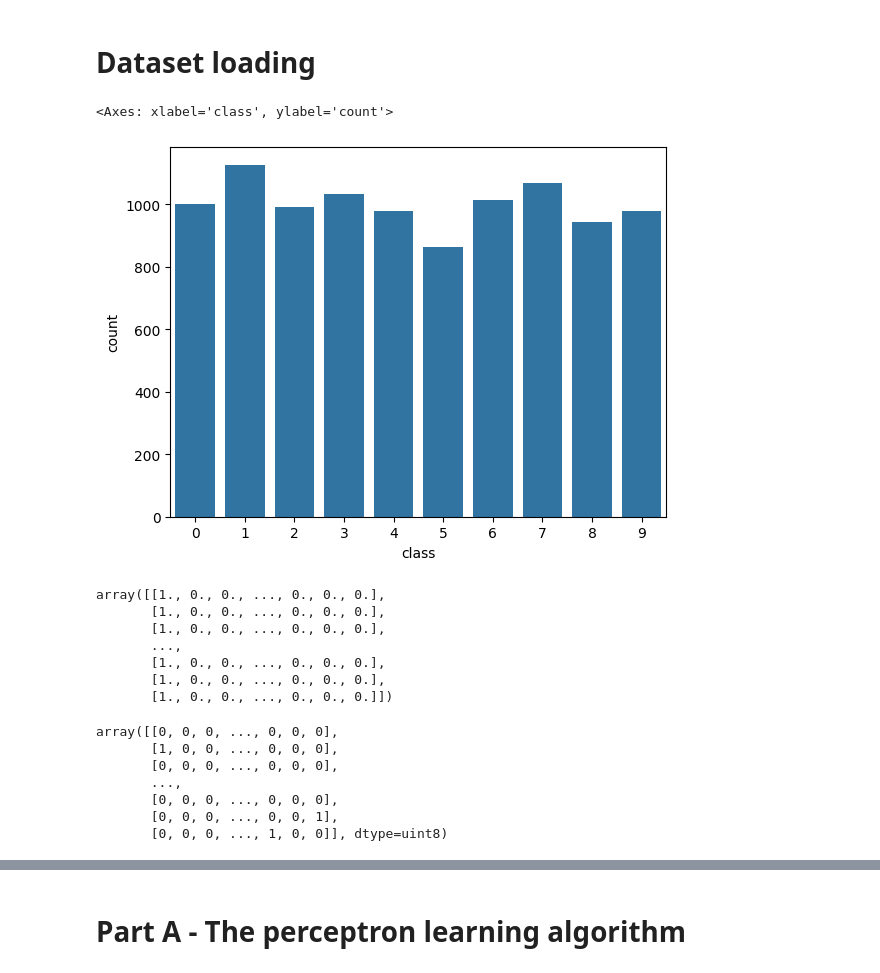
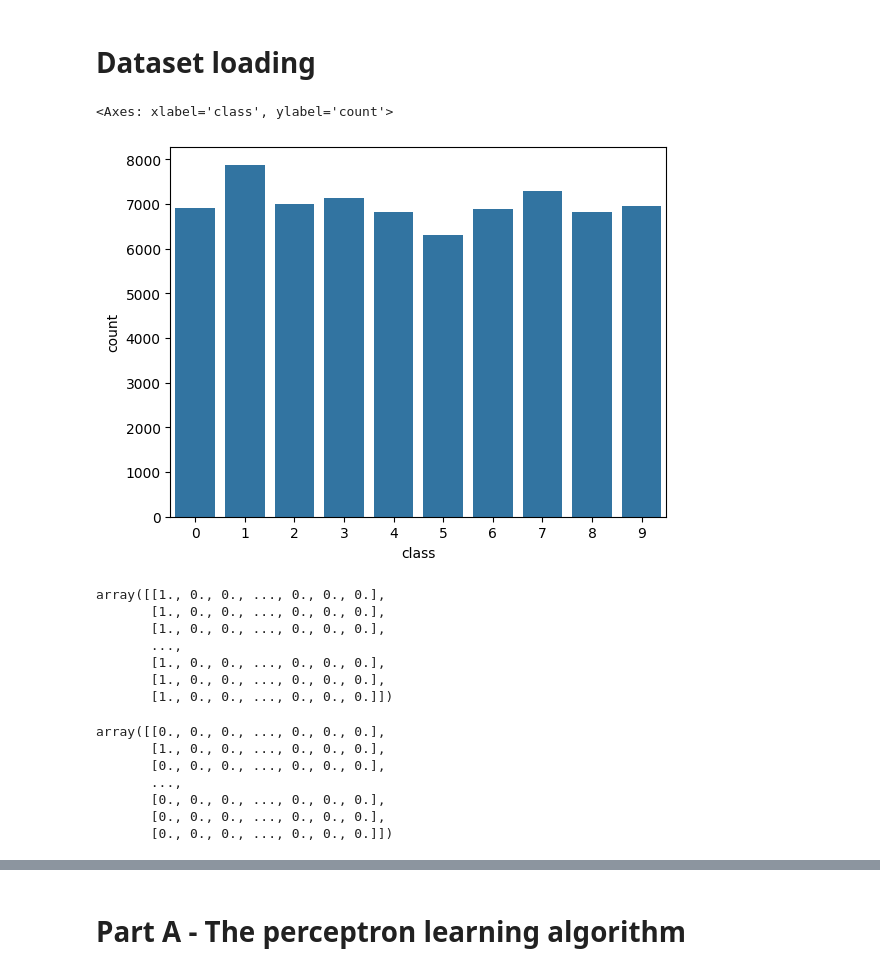
Before and after one commit to tomerab1/Introduction-to-Computational-Learning-Assignments, a Jupyter notebook: mmn11.ipynb, the cells around one changed output, grey strips where cells are left out. Saved outputs shown, nothing was run; the diff lists cells and outputs as text; code cells hidden in the pictures.

```diff
--- a/mmn11.ipynb
+++ b/mmn11.ipynb
@@ -15,15 +76,15 @@ import matplotlib.pyplot as plt
 mnist = fetch_openml('mnist_784', version=1)
 # %%
 N_SAMPLES = 10_000
-x, y = mnist['data'][:N_SAMPLES], mnist['target'][:N_SAMPLES]
-Y = y.to_numpy().astype(np.uint8)
+x, y = mnist['data'], mnist['target']
+Y = y.to_numpy().astype(float)
 m_rows, n_cols = x.shape
 
 # Plot the count of each label
 sns.countplot(y.to_frame(), x='class')
 # %% [output]
 <Axes: xlabel='class', ylabel='count'>
-[figure, old version]
+[figure, new version]
 # %%
 # Create the features matrix X and add the bias element to each row
 mat_X = np.c_[np.ones(x.shape[0]), x.to_numpy()]
@@ -38,18 +99,18 @@ array([[1., 0., 0., ..., 0., 0., 0.],
        [1., 0., 0., ..., 0., 0., 0.]])
 # %%
 # Hot encode y.
-Y_hot = np.zeros(shape=(m_rows, 10), dtype=np.uint8)
+Y_hot = np.zeros(shape=(m_rows, 10), dtype=float)
 # Go over each row and place 1 at the index of the label, i.e label 3 will be placed at the 3rd index.
-Y_hot[range(m_rows), Y] = 1
+Y_hot[range(m_rows), Y.astype(int)] = 1
 Y_hot
 # %% [output]
-array([[0, 0, 0, ..., 0, 0, 0],
-       [1, 0, 0, ..., 0, 0, 0],
-       [0, 0, 0, ..., 0, 0, 0],
+array([[0., 0., 0., ..., 0., 0., 0.],
+       [1., 0., 0., ..., 0., 0., 0.],
+       [0., 0., 0., ..., 0., 0., 0.],
        ...,
-       [0, 0, 0, ..., 0, 0, 0],
-       [0, 0, 0, ..., 0, 0, 1],
-       [0, 0, 0, ..., 1, 0, 0]], dtype=uint8)
+       [0., 0., 0., ..., 0., 0., 0.],
+       [0., 0., 0., ..., 0., 0., 0.],
+       [0., 0., 0., ..., 0., 0., 0.]])
 # %%
 X_train, X_test, Y_train, Y_test = train_test_split(mat_X, Y_hot, test_size=0.2, random_state=42)
 f"X_train{X_train.shape}, X_test{X_test.shape}, Y_train{Y_train.shape}, Y_test{Y_test.shape}"
```
Also changed, not shown: parts of 28 cells of this notebook.
